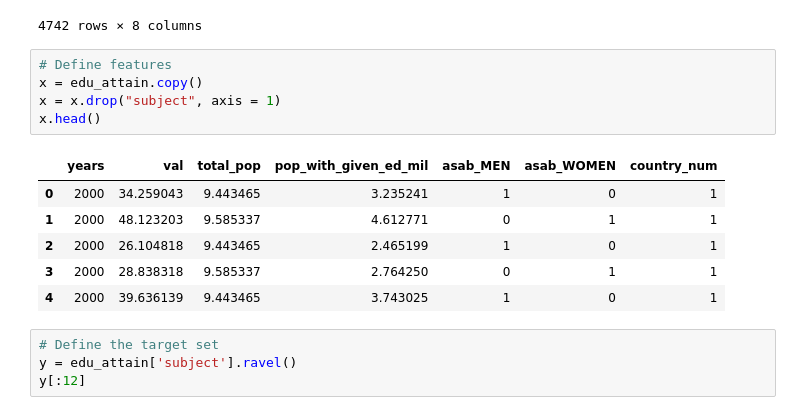
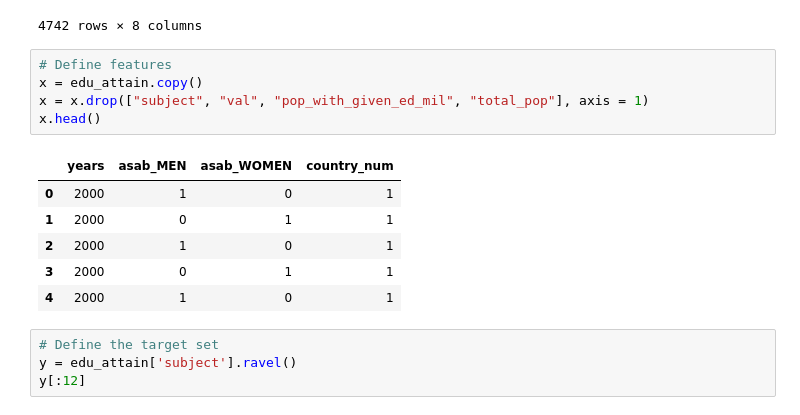
Before and after one commit to adshaughn/edu-attainment, a Jupyter notebook: machine_learning_models.ipynb, the cells around one changed output. Cells and saved outputs as stored; diff of their text form.

```diff
--- a/machine_learning_models.ipynb
+++ b/machine_learning_models.ipynb
@@ -191,15 +195,15 @@ edu_attain
 # %%
 # Define features
 x = edu_attain.copy()
-x = x.drop("subject", axis = 1)
+x = x.drop(["subject", "val", "pop_with_given_ed_mil", "total_pop"], axis = 1)
 x.head()
 # %% [output]
-|  | years | val | total_pop | pop_with_given_ed_mil | asab_MEN | asab_WOMEN | country_num |
-| 0 | 2000 | 34.259043 | 9.443465 | 3.235241 | 1 | 0 | 1 |
-| 1 | 2000 | 48.123203 | 9.585337 | 4.612771 | 0 | 1 | 1 |
-| 2 | 2000 | 26.104818 | 9.443465 | 2.465199 | 1 | 0 | 1 |
-| 3 | 2000 | 28.838318 | 9.585337 | 2.764250 | 0 | 1 | 1 |
-| 4 | 2000 | 39.636139 | 9.443465 | 3.743025 | 1 | 0 | 1 |
+|  | years | asab_MEN | asab_WOMEN | country_num |
+| 0 | 2000 | 1 | 0 | 1 |
+| 1 | 2000 | 0 | 1 | 1 |
+| 2 | 2000 | 1 | 0 | 1 |
+| 3 | 2000 | 0 | 1 | 1 |
+| 4 | 2000 | 1 | 0 | 1 |
 # %%
 # Define the target set
 y = edu_attain['subject'].ravel()
```
Also changed, not shown: parts of 10 cells of this notebook.
